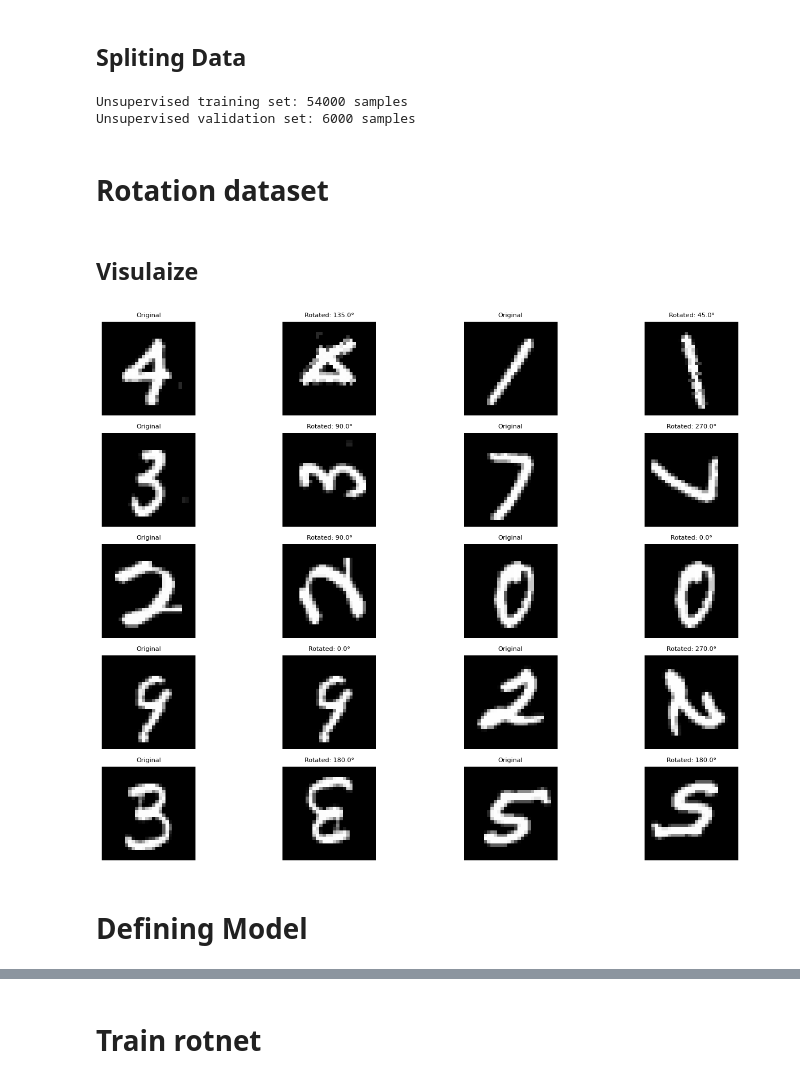
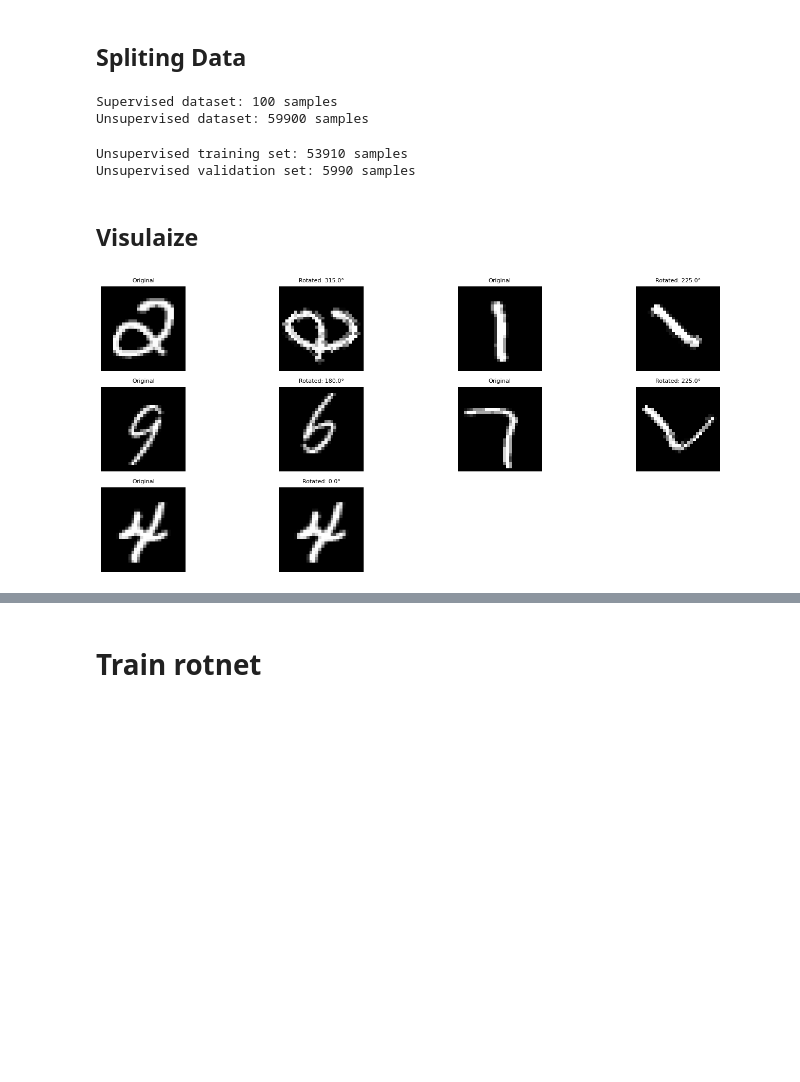
Before and after one commit to mehdiz5/unsupervised-representation-learning-by-predicting-image-rotations-on-MNIST, a Jupyter notebook: RotNetV_any.ipynb, the cells around one changed output, grey strips where cells are left out. Saved outputs shown, nothing was run; the diff lists cells and outputs as text; code cells hidden in the pictures; blank space fills up the shorter version.

```diff
--- a/RotNetV_any.ipynb
+++ b/RotNetV_any.ipynb
@@ -40,13 +29,18 @@ aug_transform = transforms.Compose([
 # %% [markdown]
 ## Datasets
 # %%
-X_train = datasets.MNIST(root='./data', train=True, download=True, transform=aug_transform)
-X_test = datasets.MNIST(root='./data', train=False, download=True, transform=min_transform)
+dataset = datasets.MNIST(root='./data',
+                         train=True,
+                         download=True,
+                         transform=transforms.ToTensor())
+test_dataset = datasets.MNIST(root='./data',
+                        train=False,
+                        download=True, transform=transforms.ToTensor())
 # %% [markdown]
 ## Spliting Data
 # %%
 # Extract targets as a NumPy array
-targets = np.array(X_train.targets)
+targets = np.array(dataset.targets)
 
 # Select 10 indices for each class
 indices = []
@@ -54,22 +48,21 @@ for digit in range(10):
     digit_indices = np.where(targets == digit)[0][:10]  # Take first 10 samples for each digit
     indices.extend(digit_indices)
 
-X_train_100 = Subset(X_train, indices)
 
-# take 100
+supervised_dataset = Subset(dataset, indices)
+unsupervised_dataset=Subset(dataset, np.setdiff1d(range(len(dataset)), indices))
 
-full_unsupervised_set = X_train
+print(f"Supervised dataset: {len(supervised_dataset)} samples")
+print(f"Unsupervised dataset: {len(unsupervised_dataset)} samples")
+# %% [output]
+Supervised dataset: 100 samples
+Unsupervised dataset: 59900 samples
 # %%
-train_size = int(0.9 * len(full_unsupervised_set))
-val_size = len(full_unsupervised_set) - train_size
-
-unsupervised_train_set, unsupervised_val_set = random_split(full_unsupervised_set,
-                                                            [train_size, val_size])
+unsupervised_train_set, unsupervised_val_set = random_split(unsupervised_dataset,
+                                                            [0.9, 0.1])
 
 print(f"Unsupervised training set: {len(unsupervised_train_set)} samples")
 print(f"Unsupervised validation set: {len(unsupervised_val_set)} samples")
 # %% [output]
-Unsupervised training set: 54000 samples
-Unsupervised validation set: 6000 samples
+Unsupervised training set: 53910 samples
+Unsupervised validation set: 5990 samples
-# %% [markdown]
-# Rotation dataset
@@ -98,40 +69,38 @@ class RotationDataset(torch.utils.data.Dataset):
 # %% [markdown]
 ## Visulaize
 # %%
-num_images = 10
+num_images = 5
 num_cols = 2
 num_rows = (num_images + num_cols - 1) // num_cols
 
 fig, axes = plt.subplots(num_rows, num_cols * 2, figsize=(14, num_rows * 2))
 
 for i in range(num_images):
     idx = torch.randint(0, len(unsupervised_train_set), (1,)).item()
     original_image, _ =unsupervised_train_set[idx]
 
     rotation_angle = random.choice(rotations)
     rotated_image = transforms.functional.rotate(original_image, rotation_angle)
 
     original_image = original_image.squeeze(0).numpy()
     rotated_image = rotated_image.squeeze(0).numpy()
 
     row, col = divmod(i, num_cols)
     original_col = col * 2
     rotated_col = col * 2 + 1
 
     axes[row, original_col].imshow(original_image, cmap='gray')
     axes[row, original_col].set_title("Original", fontsize=8)
     axes[row, original_col].axis('off')
 
     axes[row, rotated_col].imshow(rotated_image, cmap='gray')
     axes[row, rotated_col].set_title(f"Rotated: {rotation_angle}°", fontsize=8)
     axes[row, rotated_col].axis('off')
 
 for ax in axes.flat:
     ax.axis('off')
 
 plt.tight_layout()
 plt.show()
 # %% [output]
-[figure, old version]
+[figure, new version]
-# %% [markdown]
-# Defining Model
```
Also changed, not shown: parts of 33 cells of this notebook, 4 other files.
